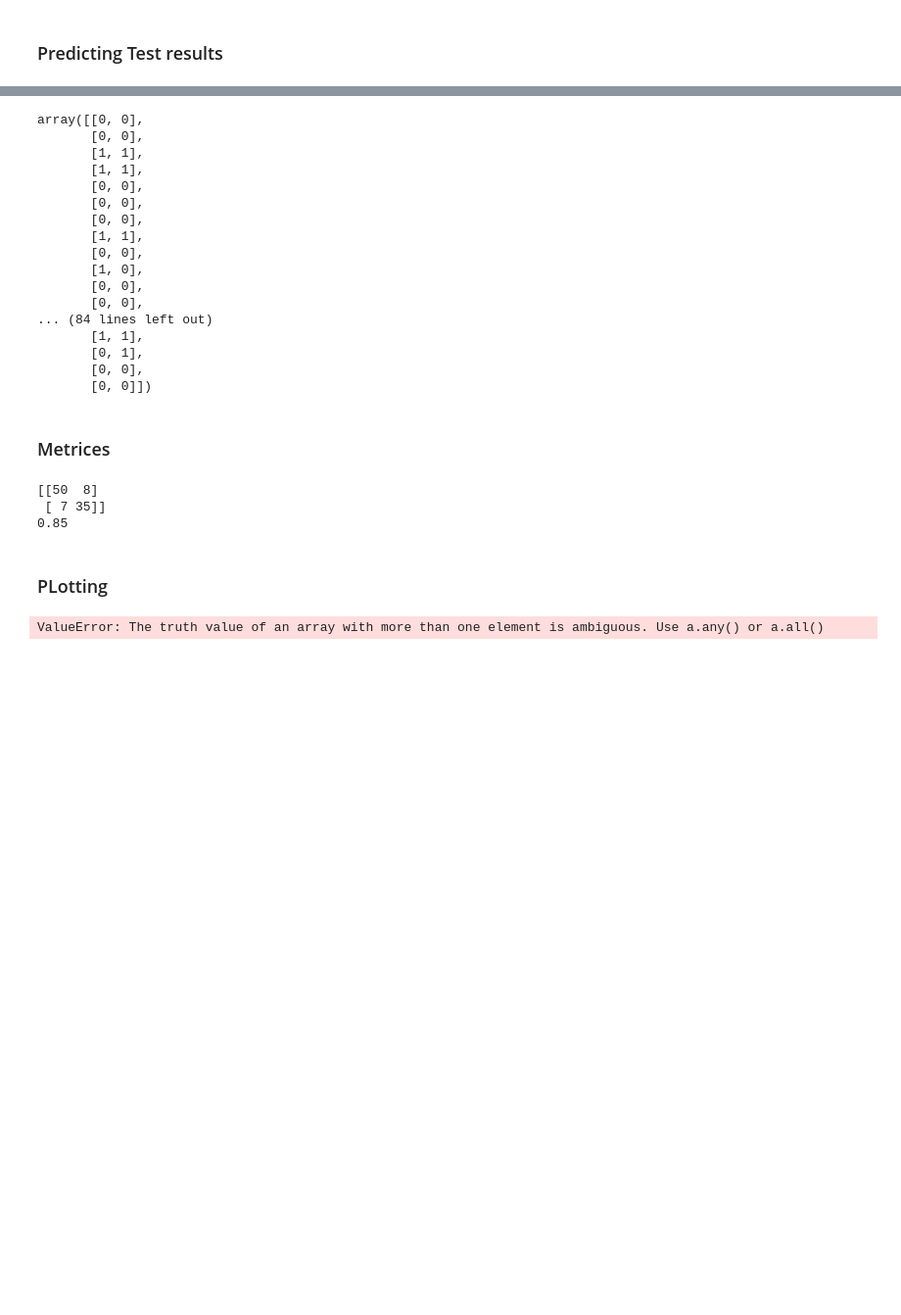
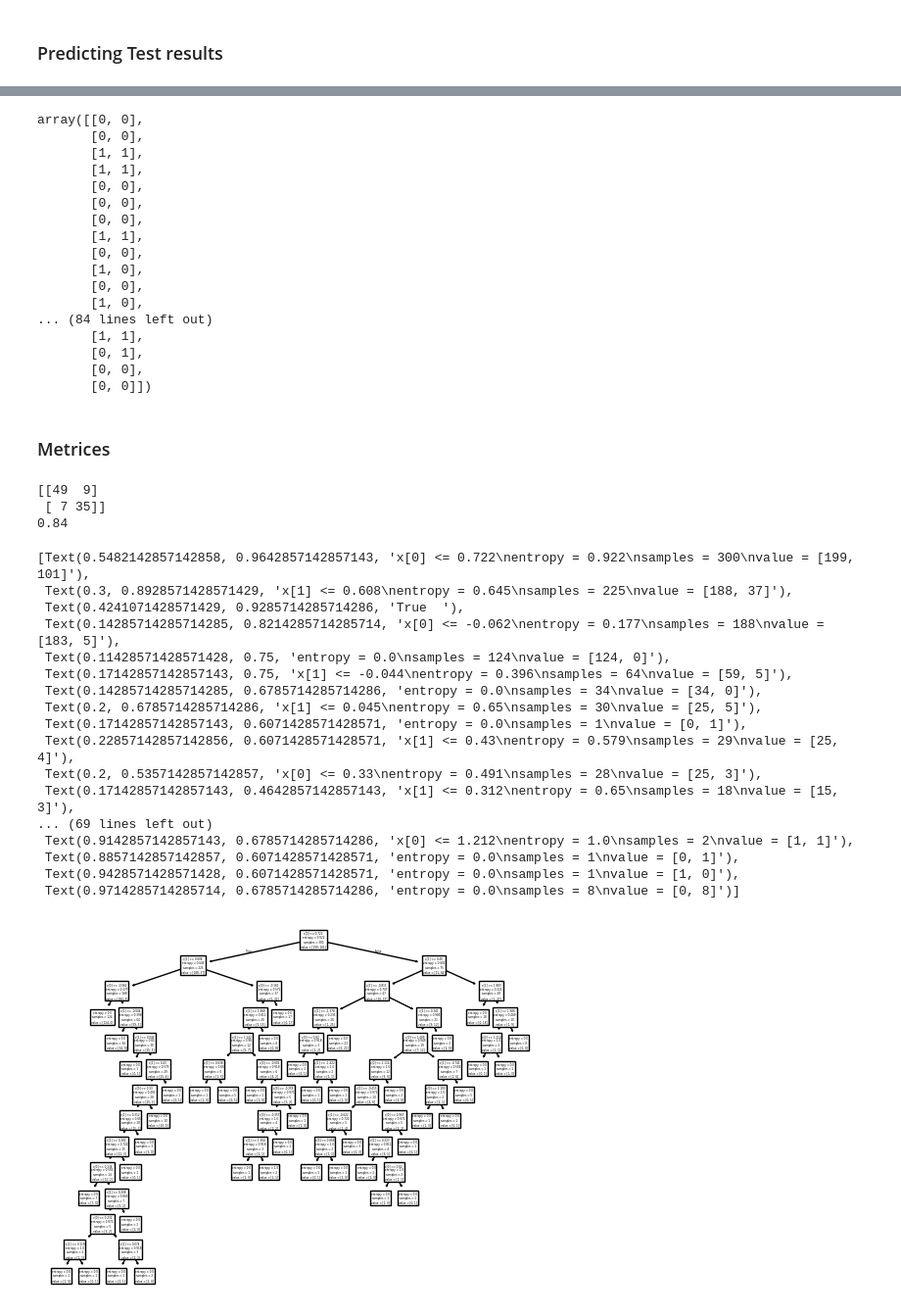
Before and after one commit to rajvee18/data_science, a Jupyter notebook: decision_tree.ipynb, the cells around one changed output, grey strips where cells are left out. Shown: that part at 98% size. Saved outputs shown, nothing was run; the diff lists cells and outputs as text; code cells hidden in the pictures; blank space fills up the shorter version.

```diff
--- a/decision_tree.ipynb
+++ b/decision_tree.ipynb
@@ -50,4 +51,4 @@ x_test = sc.transform(x_test)
 # %%
 classifier = DecisionTreeClassifier(criterion='entropy',random_state=1)
 
-classifier.fit(x_train,y_train)
+z=classifier.fit(x_train,y_train)
@@ -84,7 +83,7 @@ array([[0, 0],
        [0, 0],
        [1, 0],
        [0, 0],
-       [0, 0],
+       [1, 0],
 ... (84 lines left out)
        [1, 1],
        [0, 1],
@@ -99,13 +98,27 @@ print(cm)
 score = accuracy_score(y_test,y_pred)
 print(score)
 # %% [output]
-[[50  8]
+[[49  9]
  [ 7 35]]
-0.85
+0.84
-# %% [markdown]
-### PLotting
-# %%
-corr = df.corr(y_pred)
-#sns.heatmap(y_pred)
-# %% [output]
-ValueError: The truth value of an array with more than one element is ambiguous. Use a.any() or a.all()
+# %%
+tree.plot_tree(z)
+# %% [output]
+[Text(0.5482142857142858, 0.9642857142857143, 'x[0] <= 0.722\nentropy = 0.922\nsamples = 300\nvalue = [199, 101]'),
+ Text(0.3, 0.8928571428571429, 'x[1] <= 0.608\nentropy = 0.645\nsamples = 225\nvalue = [188, 37]'),
+ Text(0.4241071428571429, 0.9285714285714286, 'True  '),
+ Text(0.14285714285714285, 0.8214285714285714, 'x[0] <= -0.062\nentropy = 0.177\nsamples = 188\nvalue = [183, 5]'),
+ Text(0.11428571428571428, 0.75, 'entropy = 0.0\nsamples = 124\nvalue = [124, 0]'),
+ Text(0.17142857142857143, 0.75, 'x[1] <= -0.044\nentropy = 0.396\nsamples = 64\nvalue = [59, 5]'),
+ Text(0.14285714285714285, 0.6785714285714286, 'entropy = 0.0\nsamples = 34\nvalue = [34, 0]'),
+ Text(0.2, 0.6785714285714286, 'x[1] <= 0.045\nentropy = 0.65\nsamples = 30\nvalue = [25, 5]'),
+ Text(0.17142857142857143, 0.6071428571428571, 'entropy = 0.0\nsamples = 1\nvalue = [0, 1]'),
+ Text(0.22857142857142856, 0.6071428571428571, 'x[1] <= 0.43\nentropy = 0.579\nsamples = 29\nvalue = [25, 4]'),
+ Text(0.2, 0.5357142857142857, 'x[0] <= 0.33\nentropy = 0.491\nsamples = 28\nvalue = [25, 3]'),
+ Text(0.17142857142857143, 0.4642857142857143, 'x[1] <= 0.312\nentropy = 0.65\nsamples = 18\nvalue = [15, 3]'),
+... (69 lines left out)
+ Text(0.9142857142857143, 0.6785714285714286, 'x[0] <= 1.212\nentropy = 1.0\nsamples = 2\nvalue = [1, 1]'),
+ Text(0.8857142857142857, 0.6071428571428571, 'entropy = 0.0\nsamples = 1\nvalue = [0, 1]'),
+ Text(0.9428571428571428, 0.6071428571428571, 'entropy = 0.0\nsamples = 1\nvalue = [1, 0]'),
+ Text(0.9714285714285714, 0.6785714285714286, 'entropy = 0.0\nsamples = 8\nvalue = [0, 8]')]
+[figure, added]
```
Also changed, not shown: parts of 3 cells of this notebook, 4 other files.
